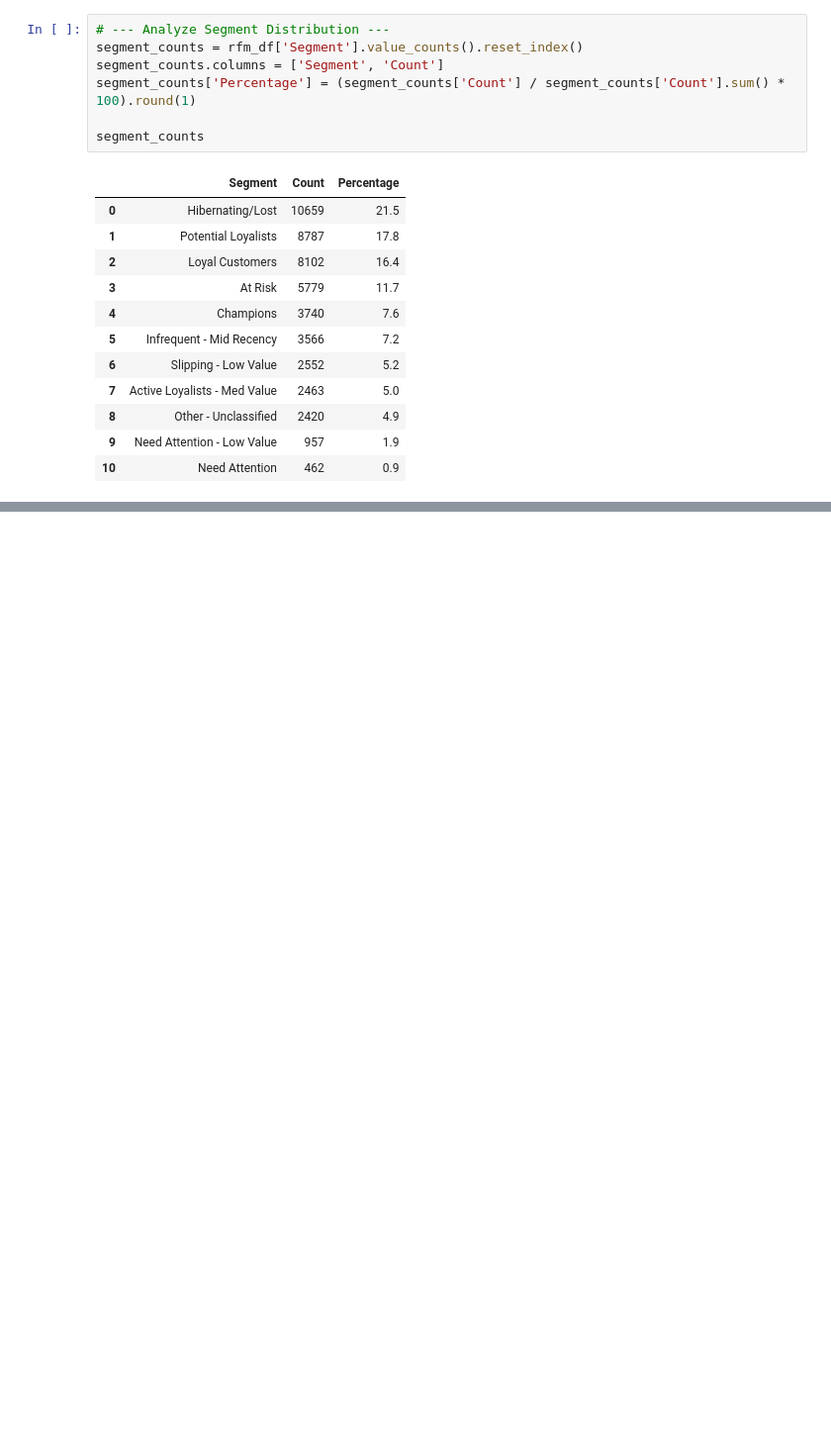
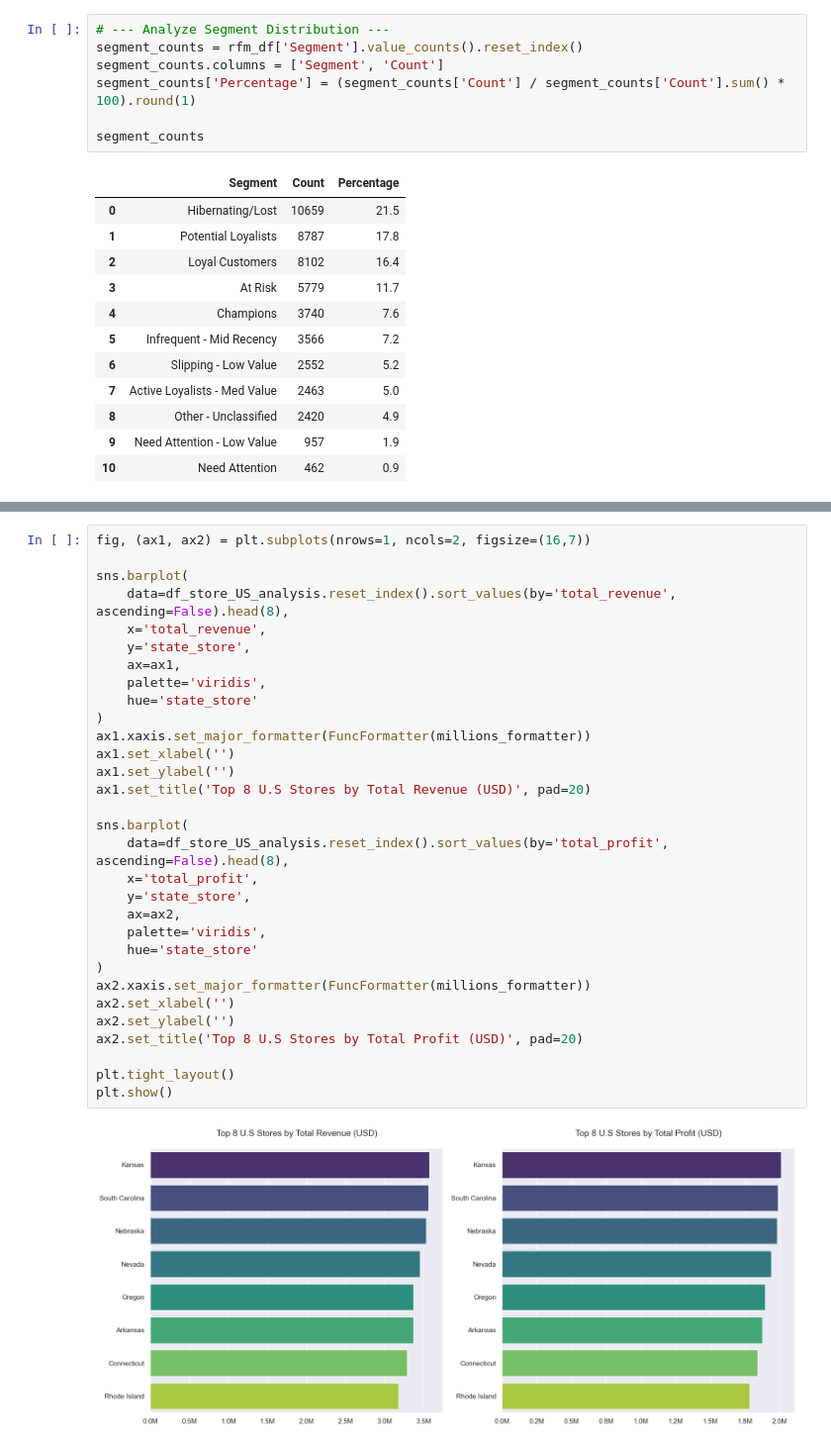
Before and after one commit to ChuSeng99/contoso, a Jupyter notebook: contoso.ipynb, the cells around one changed output, grey strips where cells are left out. Shown at 99% size. Drawn from its saved outputs; the diff is of its cells as text; blank space fills up the shorter version.

```diff
--- a/contoso.ipynb
+++ b/contoso.ipynb
@@ -1259,0 +1324,33 @@ Goal: Identify top-performing regions.
+# %%
+fig, (ax1, ax2) = plt.subplots(nrows=1, ncols=2, figsize=(16,7))
+
+sns.barplot(
+    data=df_store_US_analysis.reset_index().sort_values(by='total_revenue', ascending=False).head(8),
+    x='total_revenue',
+    y='state_store',
+    ax=ax1,
+    palette='viridis',
+    hue='state_store'
+)
+ax1.xaxis.set_major_formatter(FuncFormatter(millions_formatter))
+ax1.set_xlabel('')
+ax1.set_ylabel('')
+ax1.set_title('Top 8 U.S Stores by Total Revenue (USD)', pad=20)
+
+sns.barplot(
+    data=df_store_US_analysis.reset_index().sort_values(by='total_profit', ascending=False).head(8),
+    x='total_profit',
+    y='state_store',
+    ax=ax2,
+    palette='viridis',
+    hue='state_store'
+)
+ax2.xaxis.set_major_formatter(FuncFormatter(millions_formatter))
+ax2.set_xlabel('')
+ax2.set_ylabel('')
+ax2.set_title('Top 8 U.S Stores by Total Profit (USD)', pad=20)
+
+plt.tight_layout()
+plt.show()
+# %% [output]
+[figure, added]
```
Also changed, not shown: parts of 17 cells of this notebook, 6 other files.
